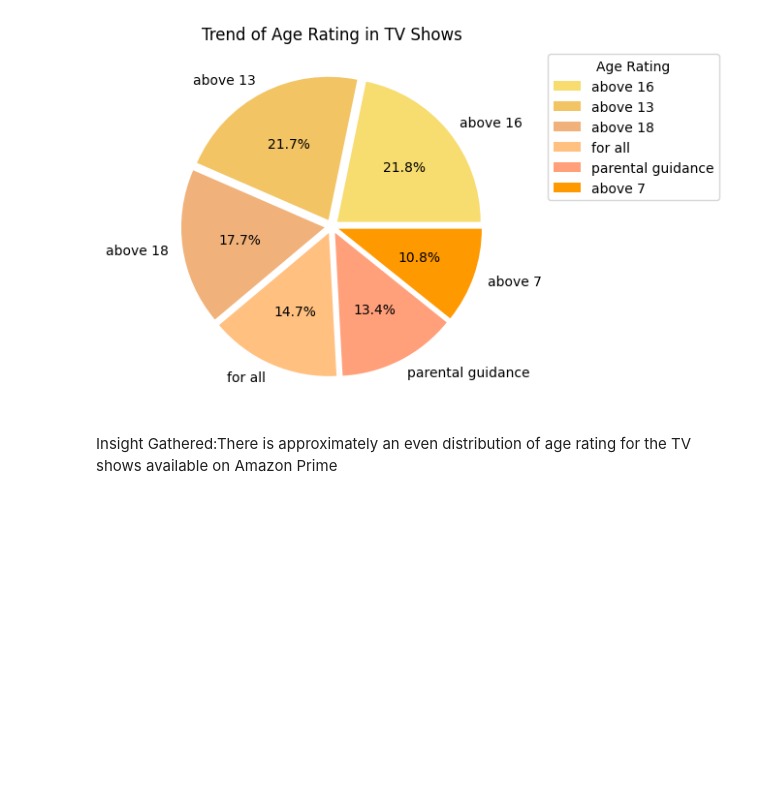
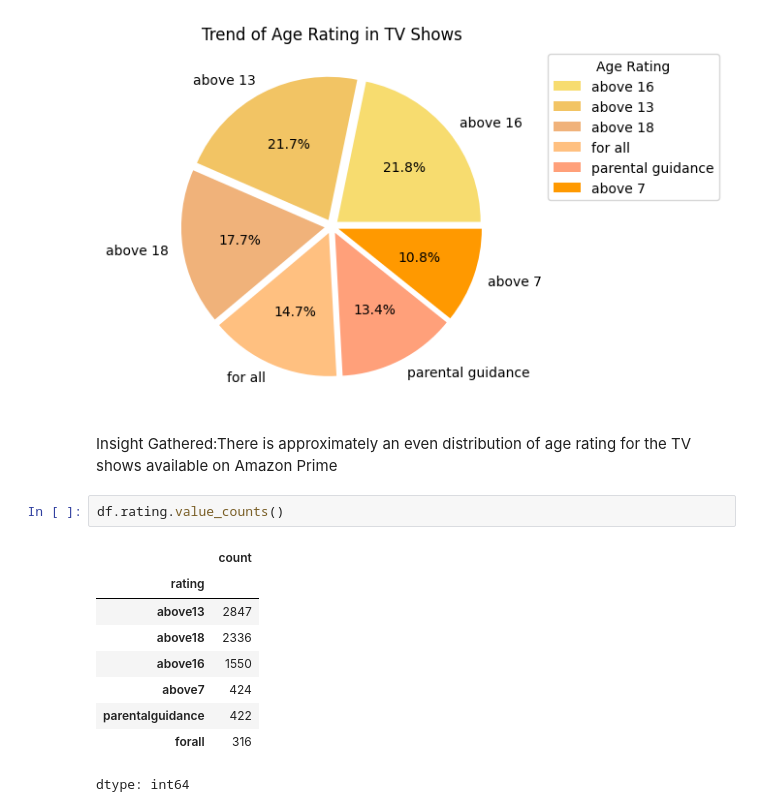
Before and after one commit to AmruhaAhmed/Amazon-Prime-Analysis-using-Python, a Jupyter notebook: AmazonPrime.ipynb, the cells around one changed output. Saved outputs shown, nothing was run; the diff lists cells and outputs as text; blank space fills up the shorter version.

```diff
--- a/AmazonPrime.ipynb
+++ b/AmazonPrime.ipynb
@@ -948,3 +948,15 @@ Text(0.5, 1.0, 'Trend of Age Rating in TV Shows')
 [figure]
 # %% [markdown]
 Insight Gathered:There is approximately an even distribution of age rating for the TV shows available on Amazon Prime
+# %%
+df.rating.value_counts()
+# %% [output]
+|  | count |
+| rating |  |
+| above13 | 2847 |
+| above18 | 2336 |
+| above16 | 1550 |
+| above7 | 424 |
+| parentalguidance | 422 |
+| forall | 316 |
+dtype: int64
```
Also changed, not shown: parts of 12 cells of this notebook.
